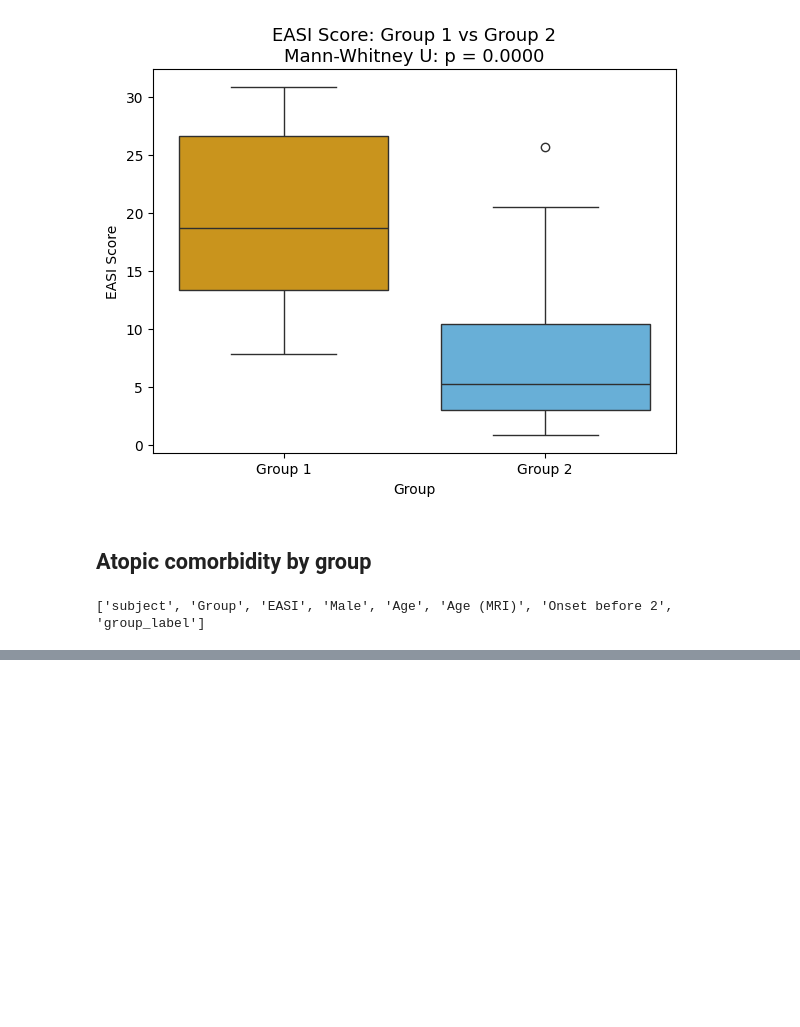
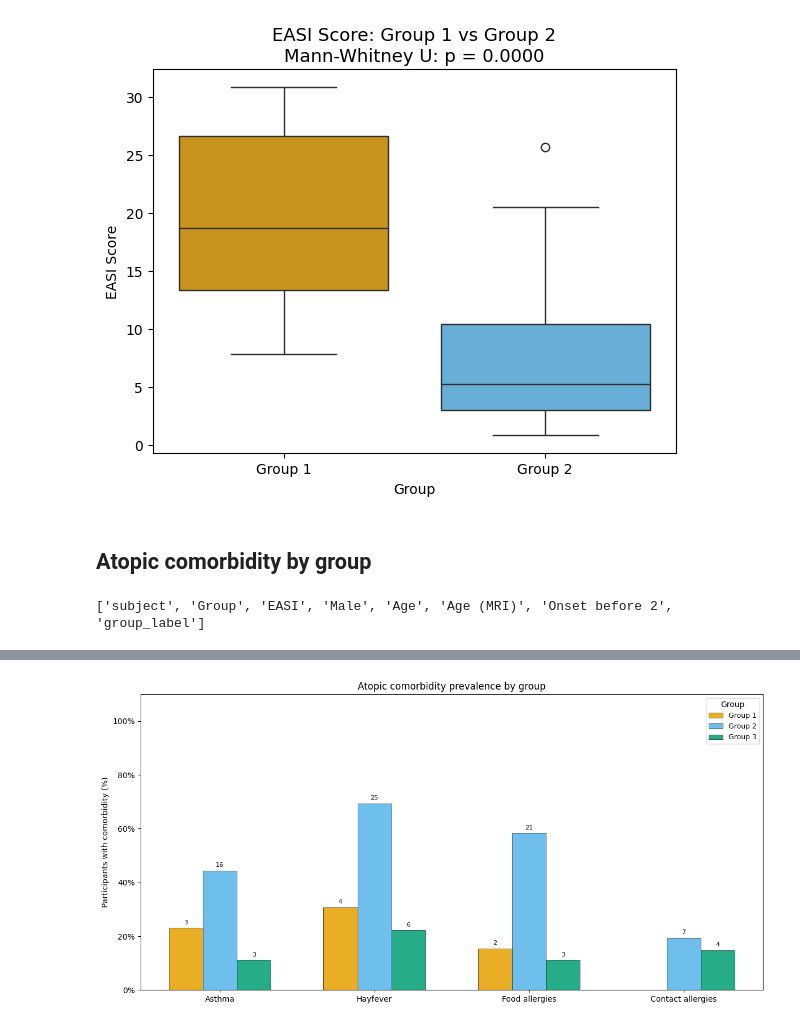
Before and after one commit to ryadl14/Mind_and_Skin, a Jupyter notebook: scripts/baseline_comparison.ipynb, the cells around one changed output, grey strips where cells are left out. Drawn from its saved outputs; the diff is of its cells as text; code cells hidden in the pictures; blank space fills up the shorter version.

Commit message:
Added comorbidity analysis to baseline.

```diff
--- a/scripts/baseline_comparison.ipynb
+++ b/scripts/baseline_comparison.ipynb
@@ -390,0 +325,96 @@ KeyError: 'Asthma'
+# %%
+comorbidity_cols = ['Asthma', 'Hayfever', 'Food allergies', 'Contact allergies']
+
+# === Deduplicate to one row per participant ===
+# For multi-visit participants (e.g. MS4V1, MS4V2), take the first visit row only
+# so each individual is counted once regardless of how many visits they have
+dedup_df = df.drop_duplicates(subset='subject').copy()
+
+print(f"Total unique participants: {len(dedup_df)}")
+print(dedup_df['group_label'].value_counts())
+
+# === Figure 1: Prevalence of each comorbidity by group (% with raw count on bar) ===
+fig1, ax1 = plt.subplots(figsize=(12, 6))
+
+x = np.arange(len(comorbidity_cols))
+n_groups = len(GROUP_ORDER)
+bar_width = 0.22
+offsets = np.linspace(-(n_groups - 1) / 2, (n_groups - 1) / 2, n_groups) * bar_width
+
+for offset, group in zip(offsets, GROUP_ORDER):
+    group_data = dedup_df[dedup_df['group_label'] == group]
+    n_group = len(group_data)
+    pcts = []
+    counts = []
+    for col in comorbidity_cols:
+        n_yes = (group_data[col].str.lower() == 'yes').sum()
+        pcts.append(100 * n_yes / n_group if n_group > 0 else 0)
+        counts.append(n_yes)
+
+    bars = ax1.bar(x + offset, pcts, width=bar_width, label=group,
+                   color=GROUP_COLOURS[group], alpha=0.85,
+                   edgecolor='black', linewidth=0.5)
+
+    # Raw count label on each bar
+    for bar, count, pct in zip(bars, counts, pcts):
+        if pct > 0:
+            ax1.text(bar.get_x() + bar.get_width() / 2,
+                     bar.get_height() + 1,
+                     str(count), ha='center', va='bottom', fontsize=8)
+
+ax1.set_xticks(x)
+ax1.set_xticklabels(comorbidity_cols, fontsize=10)
+ax1.set_ylabel('Participants with comorbidity (%)')
+ax1.set_title('Atopic comorbidity prevalence by group')
+ax1.set_ylim(0, 110)
+ax1.yaxis.set_major_formatter(mticker.PercentFormatter())
+ax1.legend(title='Group', fontsize=9)
+plt.tight_layout()
+plt.show()
+
+
+# === Figure 2: Number of comorbidities per participant by group (stacked % bar) ===
+fig2, ax2 = plt.subplots(figsize=(8, 6))
+
+# Count comorbidities per participant
+dedup_df['comorbidity_count'] = dedup_df[comorbidity_cols].apply(
+    lambda row: (row.str.lower() == 'yes').sum(), axis=1
+)
+
+count_levels = [0, 1, 2, 3, 4]
+count_colors = ['#d3d3d3', '#fee8c8', '#fdbb84', '#e34a33', '#b30000']
+count_labels = ['0', '1', '2', '3', '4']
+
+x_pos = np.arange(len(GROUP_ORDER))
+bottoms = np.zeros(len(GROUP_ORDER))
+
+for level, color, label in zip(count_levels, count_colors, count_labels):
+    pcts = []
+    for group in GROUP_ORDER:
+        group_data = dedup_df[dedup_df['group_label'] == group]
+        n_group = len(group_data)
+        n_level = (group_data['comorbidity_count'] == level).sum()
+        pcts.append(100 * n_level / n_group if n_group > 0 else 0)
+
+    bars = ax2.bar(x_pos, pcts, bottom=bottoms, color=color,
+                   label=f'{label} comorbidities', edgecolor='black', linewidth=0.5)
+
+    # Label each segment if large enough to read
+    for bar, pct, bottom in zip(bars, pcts, bottoms):
+        if pct >= 5:
+            ax2.text(bar.get_x() + bar.get_width() / 2,
+                     bottom + pct / 2,
+                     f'{pct:.0f}%', ha='center', va='center',
+                     fontsize=8, color='black')
+    bottoms += np.array(pcts)
+
+ax2.set_xticks(x_pos)
+ax2.set_xticklabels(GROUP_ORDER, fontsize=10)
+ax2.set_ylabel('Percentage of participants (%)')
+ax2.set_title('Number of atopic comorbidities by group')
+ax2.set_ylim(0, 105)
+ax2.yaxis.set_major_formatter(mticker.PercentFormatter())
+ax2.legend(title='Comorbidity count', fontsize=9, loc='upper right')
+plt.tight_layout()
+plt.show()
+# %% [output]
@@ -390,0 +427 @@ KeyError: 'Asthma'
+[figure, added]
```
Also changed, not shown: parts of 3 cells of this notebook.
